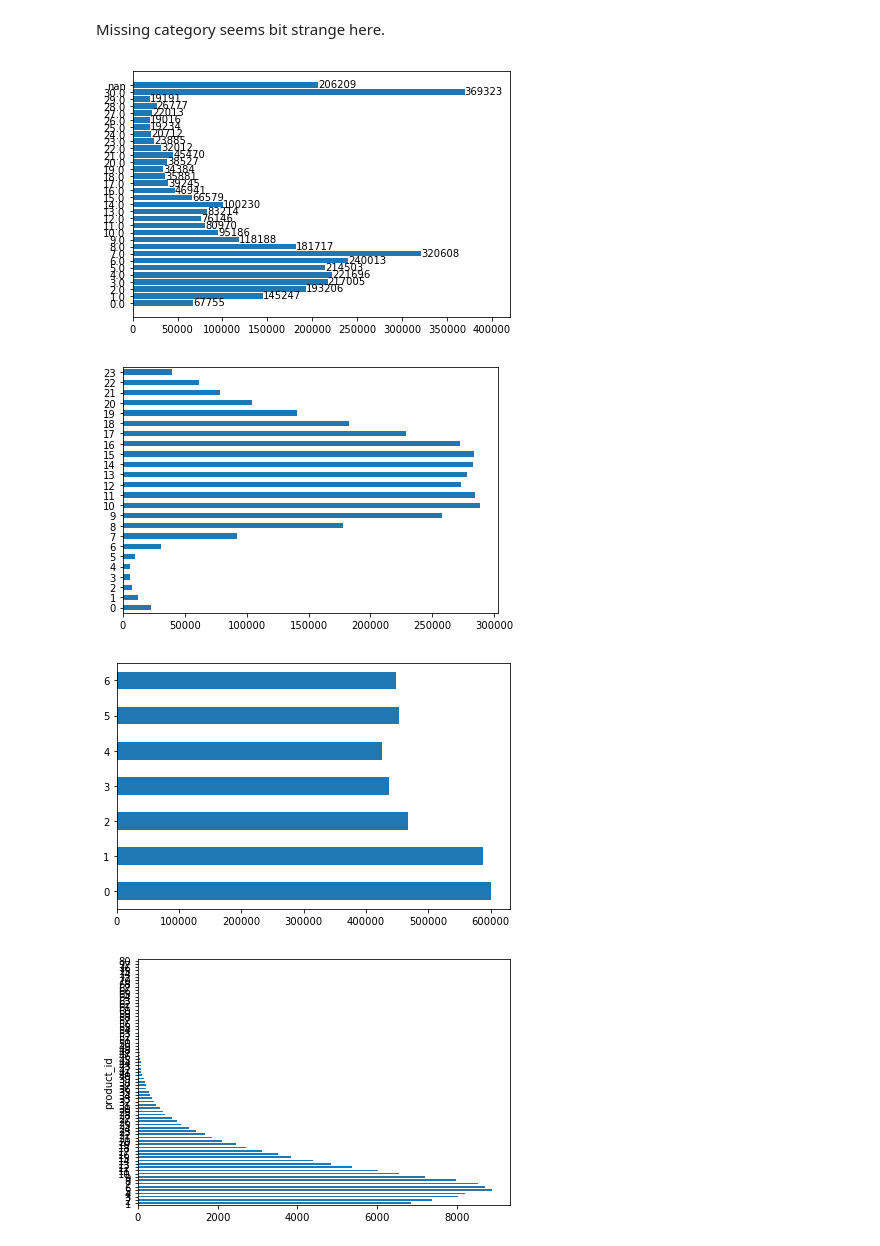
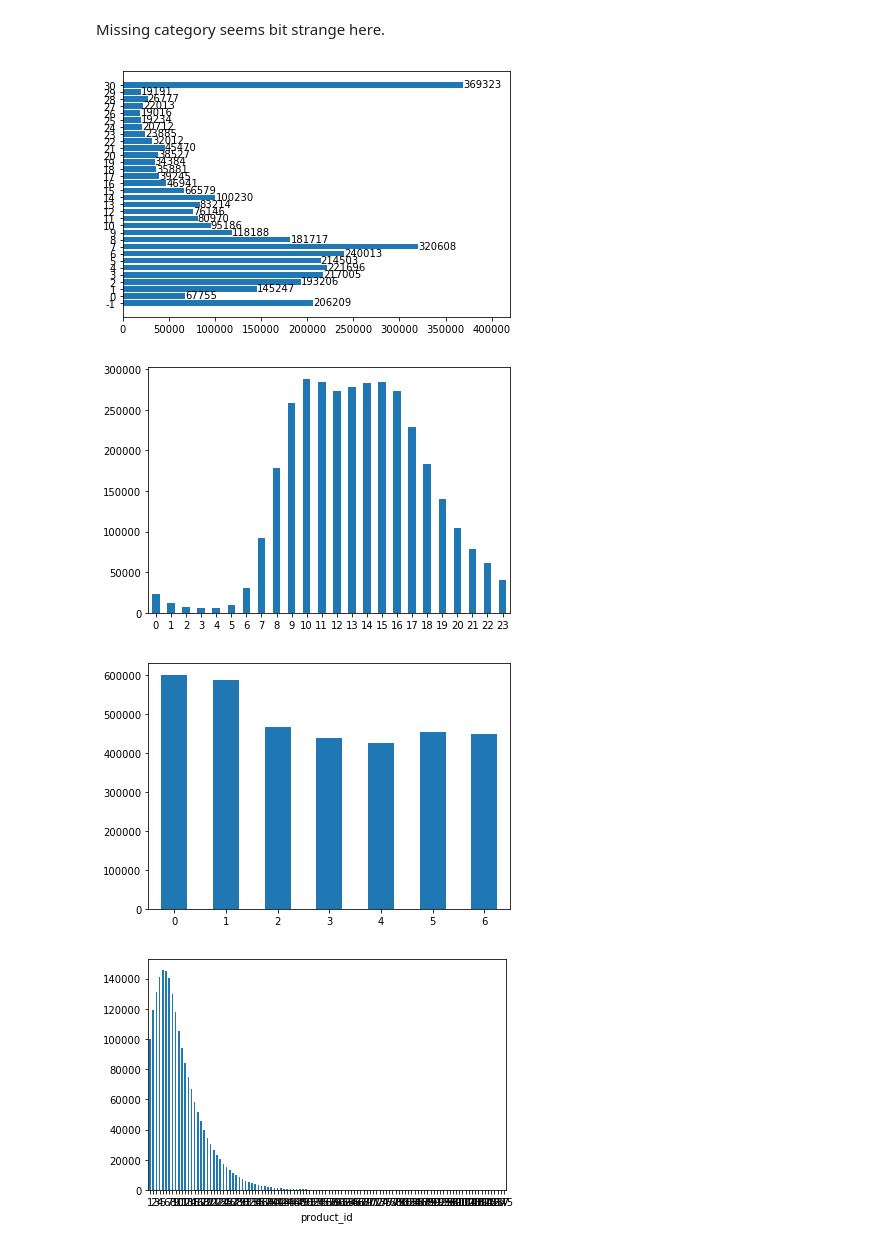
Before and after one commit to gowtham91m/Instacart-Market-Basket-Analysis, a Jupyter notebook: Instacart.ipynb, the cells around one changed output. Cells and saved outputs as stored; diff of their text form; code cells hidden in the pictures.

```diff
--- a/Instacart.ipynb
+++ b/Instacart.ipynb
@@ -228,7 +193,7 @@ plt.show()
 Missing category seems bit strange here.
 # %%
 # after how many days the people purchase again
-ind = np.arange(orders['days_since_prior_order'].nunique()+1)
+ind = np.arange(orders['days_since_prior_order'].nunique())
 y = orders['days_since_prior_order'].value_counts(dropna=False).sort_index()
 fig, ax = plt.subplots()
 ax.barh(ind, y)
@@ -240,31 +205,34 @@ ax.set_xlim([0,420000])
 fig.tight_layout()
 plt.show()
 # %% [output]
-[figure, old version]
+[figure, new version]
 # %%
 # waht time of day people tend to buy
 fig = plt.figure()
-orders['order_hour_of_day'].value_counts(dropna=False).sort_index().plot(kind='barh')
+orders['order_hour_of_day'].value_counts(dropna=False).sort_index().plot(kind='bar')
+plt.xticks(rotation='horizontal')
 fig.tight_layout()
 plt.show()
 # %% [output]
-[figure, old version]
+[figure, new version]
 # %%
 # day in a week
 fig = plt.figure()
-orders['order_dow'].value_counts(dropna=False).sort_index().plot(kind='barh')
+orders['order_dow'].value_counts(dropna=False).sort_index().plot(kind='bar')
+plt.xticks(rotation='horizontal')
 fig.tight_layout()
 plt.show()
 # %% [output]
-[figure, old version]
+[figure, new version]
 # %%
 # how many items people buy
-# train data set
+# prior train data set
 fig = plt.figure()
-train.groupby(['order_id']).count()['product_id'].\
-groupby(train.groupby(['order_id']).count()['product_id']).count().plot(kind='barh')
+prior_train_order_details.groupby(['order_id']).count()['product_id'].\
+groupby(prior_train_order_details.groupby(['order_id']).count()['product_id']).count().plot(kind='bar')
+plt.xticks(rotation='horizontal')
 fig.tight_layout()
 plt.show()
 #train.days_since_prior_order.value_counts(dropna=False).sort_index().head()
 # %% [output]
-[figure, old version]
+[figure, new version]
```
Also changed, not shown: parts of 30 cells of this notebook.
